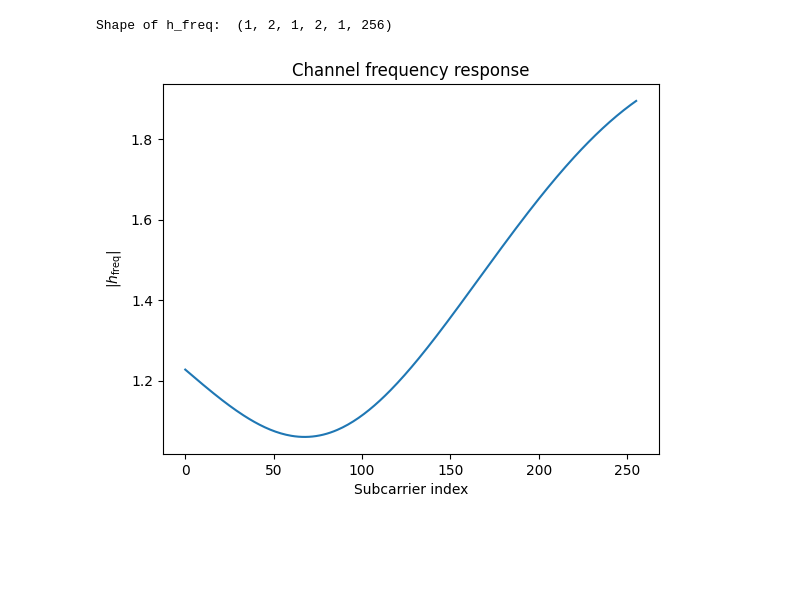
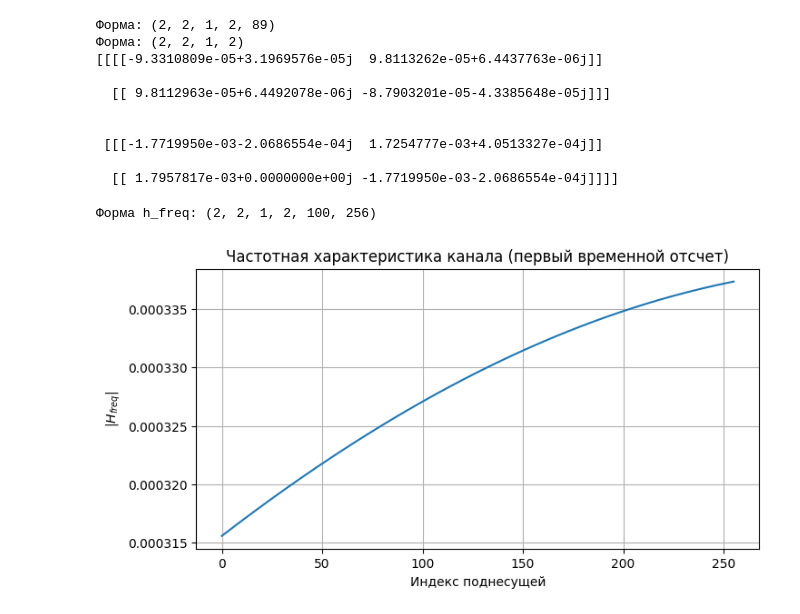
Before and after one commit to wwolya/sionna_room_wifi, a Jupyter notebook: Room8507.ipynb, the cells around one changed output. Cells and saved outputs as stored; diff of their text form; code cells hidden in the pictures; blank space fills up the shorter version.

```diff
--- a/Room8507.ipynb
+++ b/Room8507.ipynb
@@ -129,10 +206,7 @@ else:
 # %%
-# Получение импульсной характеристики канала
-a, tau = result.cir(normalize_delays=True, out_type="numpy")
-
-# Shape: [num_rx, num_rx_ant, num_tx, num_tx_ant, num_paths, num_time_steps]
-print("Shape of a: ", a.shape)
-
-# Shape: [num_rx, num_rx_ant, num_tx, num_tx_ant, num_paths]
-print("Shape of tau: ", tau.shape)
+num_time_steps = 100
+a, tau = result.cir(normalize_delays=True, out_type="numpy", num_time_steps=num_time_steps)
+print("Форма a (комлексной амплитуды):", a.shape)
+print("Форма tau (задержки):", tau.shape)
+# Если у приёмников указана антенная решётка, num_rx_ant берётся оттуда.
 # %% [output]
@@ -141,27 +226,42 @@ Shape of tau:  (1, 2, 1, 2, 69)
+# %%
+a_t0 = a[..., 0]  # берём индекс 0 по последнему измерению
+print("Форма:", a_t0.shape)  # -> (2, 2, 1, 2, 89)
+
+a_path0_t0 = a[..., 0, 0]  # индекс 0 по лучам, индекс 0 по времени
+print("Форма:", a_path0_t0.shape)  # -> (2, 2, 1, 2)
+
+print(a_path0_t0)
+# %% [output]
+Форма: (2, 2, 1, 2, 89)
+Форма: (2, 2, 1, 2)
+[[[[-9.3310809e-05+3.1969576e-05j  9.8113262e-05+6.4437763e-06j]]
+
+  [[ 9.8112963e-05+6.4492078e-06j -8.7903201e-05-4.3385648e-05j]]]
+
+
+ [[[-1.7719950e-03-2.0686554e-04j  1.7254777e-03+4.0513327e-04j]]
+
+  [[ 1.7957817e-03+0.0000000e+00j -1.7719950e-03-2.0686554e-04j]]]]
 # %%
-# OFDM system parameters
 num_subcarriers = 256
-subcarrier_spacing=subcarrier_spacing = 78.125e3  # 78.125 kHz
+subcarrier_spacing = 78.125e3
 
+frequencies = subcarrier_frequencies(num_subcarriers, subcarrier_spacing)
+h_freq = result.cfr(frequencies=frequencies,
+                    normalize=False,
+                    normalize_delays=True,
+                    out_type="numpy",
+                    num_time_steps=num_time_steps)
 
-# Compute frequencies of subcarriers relative to the carrier frequency
-frequencies = subcarrier_frequencies(num_subcarriers, subcarrier_spacing)
+print("Форма h_freq:", h_freq.shape)
 
-# Compute channel frequency response
-h_freq = result.cfr(frequencies=frequencies,
-                   normalize=True, # Normalize energy
-                   normalize_delays=True,
-                   out_type="numpy")
-
-# Shape: [num_rx, num_rx_ant, num_tx, num_tx_ant, num_time_steps, num_subcarriers]
-print("Shape of h_freq: ", h_freq.shape)
-
-# Plot absolute value
-plt.figure()
-plt.plot(np.abs(h_freq)[0,0,0,0,0,:]);
-plt.xlabel("Subcarrier index");
-plt.ylabel(r"|$h_\text{freq}$|");
-plt.title("Channel frequency response");
+plt.figure(figsize=(8, 4))
+plt.plot(np.abs(h_freq[0, 0, 0, 0, 0, :]))
+plt.xlabel("Индекс поднесущей")
+plt.ylabel(r"$|H_{freq}|$")
+plt.title("Частотная характеристика канала (первый временной отсчет)")
+plt.grid(True)
+plt.show()
 # %% [output]
-Shape of h_freq:  (1, 2, 1, 2, 1, 256)
+Форма h_freq: (2, 2, 1, 2, 100, 256)
-[figure, old version]
+[figure, new version]
```
Also changed, not shown: parts of 26 cells of this notebook, 1 other file.
